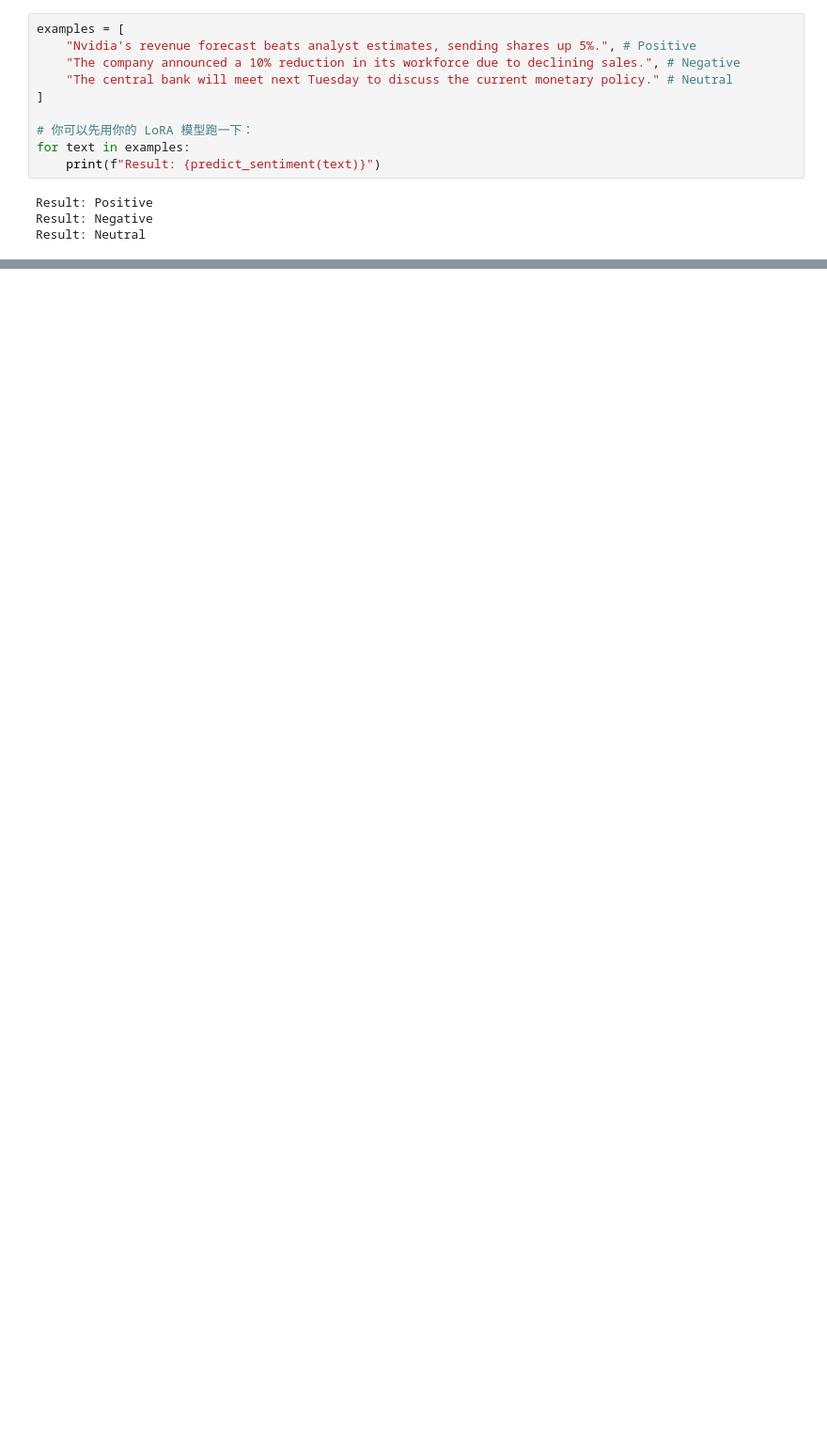
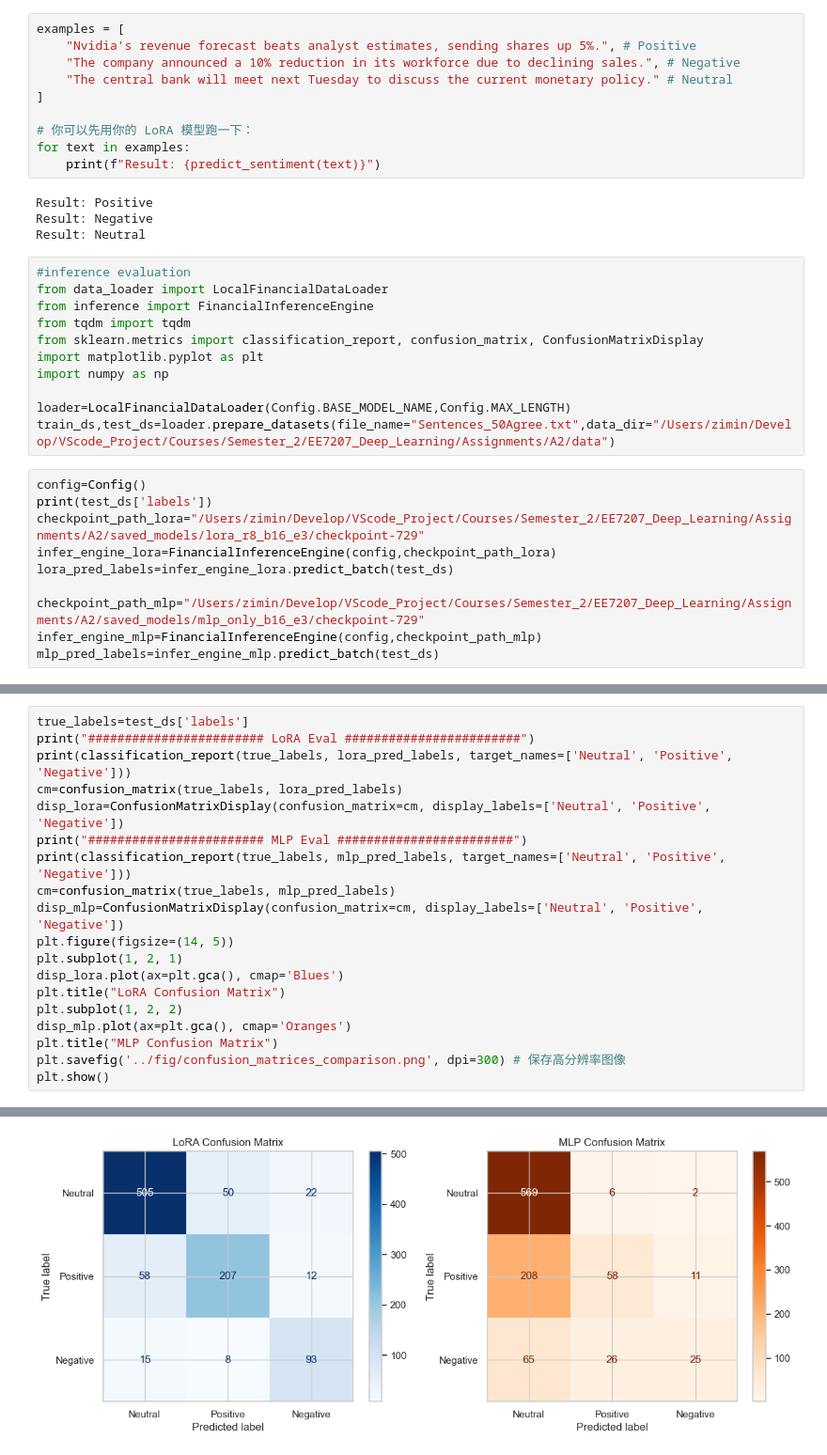
Before and after one commit to yzmyyds/NTU_EE7207, a Jupyter notebook: Assignments/A2/src/train_experiments.ipynb, the cells around one changed output, grey strips where cells are left out. Shown at 94% size. Cells and saved outputs as stored; diff of their text form; blank space fills up the shorter version.

Commit message:
finish A2 code and report

```diff
--- a/Assignments/A2/src/train_experiments.ipynb
+++ b/Assignments/A2/src/train_experiments.ipynb
@@ -119,3 +235,24 @@ for text in examples:
 Result: Positive
 Result: Negative
 Result: Neutral
+# %%
+#inference evaluation
+from data_loader import LocalFinancialDataLoader
+from inference import FinancialInferenceEngine
+from tqdm import tqdm
+from sklearn.metrics import classification_report, confusion_matrix, ConfusionMatrixDisplay
+import matplotlib.pyplot as plt
+import numpy as np
+
+loader=LocalFinancialDataLoader(Config.BASE_MODEL_NAME,Config.MAX_LENGTH)
+train_ds,test_ds=loader.prepare_datasets(file_name="Sentences_50Agree.txt",data_dir="/Users/zimin/Develop/VScode_Project/Courses/Semester_2/EE7207_Deep_Learning/Assignments/A2/data")
+# %%
+config=Config()
+print(test_ds['labels'])
+checkpoint_path_lora="/Users/zimin/Develop/VScode_Project/Courses/Semester_2/EE7207_Deep_Learning/Assignments/A2/saved_models/lora_r8_b16_e3/checkpoint-729"
+infer_engine_lora=FinancialInferenceEngine(config,checkpoint_path_lora)
+lora_pred_labels=infer_engine_lora.predict_batch(test_ds)
+
+checkpoint_path_mlp="/Users/zimin/Develop/VScode_Project/Courses/Semester_2/EE7207_Deep_Learning/Assignments/A2/saved_models/mlp_only_b16_e3/checkpoint-729"
+infer_engine_mlp=FinancialInferenceEngine(config,checkpoint_path_mlp)
+mlp_pred_labels=infer_engine_mlp.predict_batch(test_ds)
@@ -121,0 +283,20 @@ Result: Neutral
+# %%
+true_labels=test_ds['labels']
+print("######################## LoRA Eval ########################")
+print(classification_report(true_labels, lora_pred_labels, target_names=['Neutral', 'Positive', 'Negative']))
+cm=confusion_matrix(true_labels, lora_pred_labels)
+disp_lora=ConfusionMatrixDisplay(confusion_matrix=cm, display_labels=['Neutral', 'Positive', 'Negative'])
+print("######################## MLP Eval ########################")
+print(classification_report(true_labels, mlp_pred_labels, target_names=['Neutral', 'Positive', 'Negative']))
+cm=confusion_matrix(true_labels, mlp_pred_labels)
+disp_mlp=ConfusionMatrixDisplay(confusion_matrix=cm, display_labels=['Neutral', 'Positive', 'Negative'])
+plt.figure(figsize=(14, 5))
+plt.subplot(1, 2, 1)
+disp_lora.plot(ax=plt.gca(), cmap='Blues')
+plt.title("LoRA Confusion Matrix")
+plt.subplot(1, 2, 2)
+disp_mlp.plot(ax=plt.gca(), cmap='Oranges')
+plt.title("MLP Confusion Matrix")
+plt.savefig('../fig/confusion_matrices_comparison.png', dpi=300) # 保存高分辨率图像
+plt.show()
+# %% [output]
@@ -121,0 +320 @@ Result: Neutral
+[figure, added]
```
Also changed, not shown: parts of 7 cells of this notebook, 9 other files.
